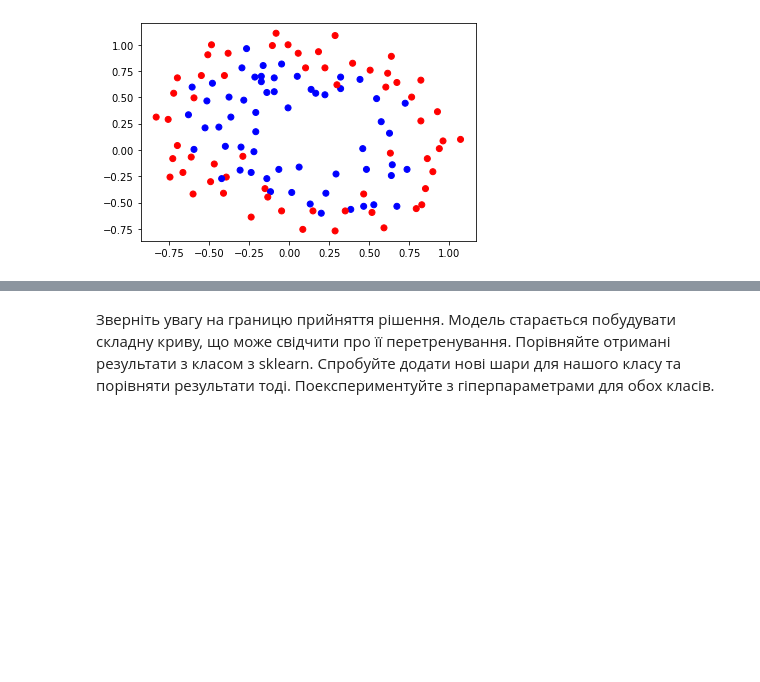
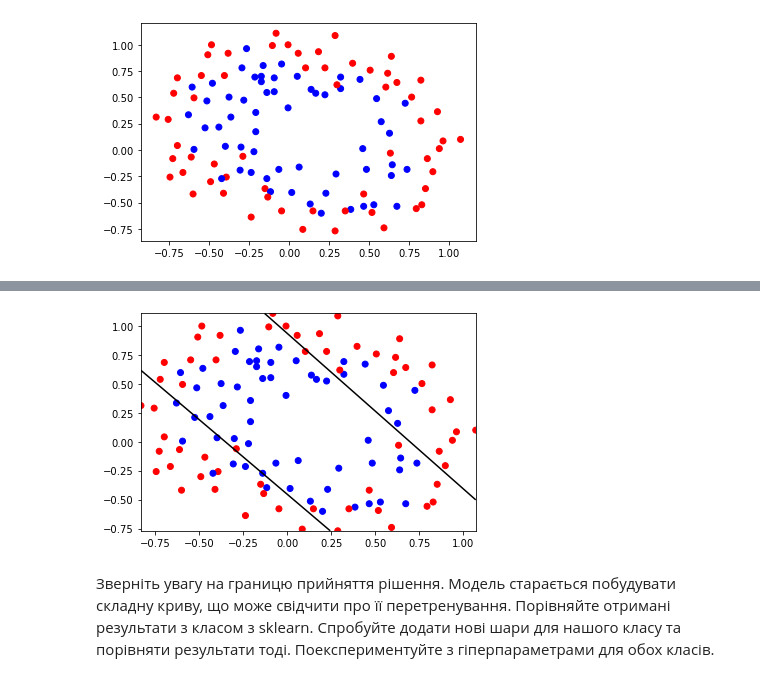
Before and after one commit to adomanich/ML2021, a Jupyter notebook: NeuralNet simple.ipynb, the cells around one changed output, grey strips where cells are left out. Saved outputs shown, nothing was run; the diff lists cells and outputs as text; code cells hidden in the pictures; blank space fills up the shorter version.

```diff
--- a/NeuralNet simple.ipynb
+++ b/NeuralNet simple.ipynb
@@ -560,3 +296,8 @@ accuracy_score(Y, Y_hat)
+# %%
+plot_data(X, Y)
+plot_surface(cls, X[:, 0], X[:, 1])
+# %% [output]
+[figure, added]
 # %% [markdown]
 Зверніть увагу на границю прийняття рішення. Модель старається побудувати складну криву, що може свідчити про її перетренування. Порівняйте отримані результати з класом з sklearn. Спробуйте додати нові шари для нашого класу та порівняти результати тоді. Поекспериментуйте з гіперпараметрами для обох класів.
 # %%
```
Also changed, not shown: parts of 15 cells of this notebook, 1 other file.
